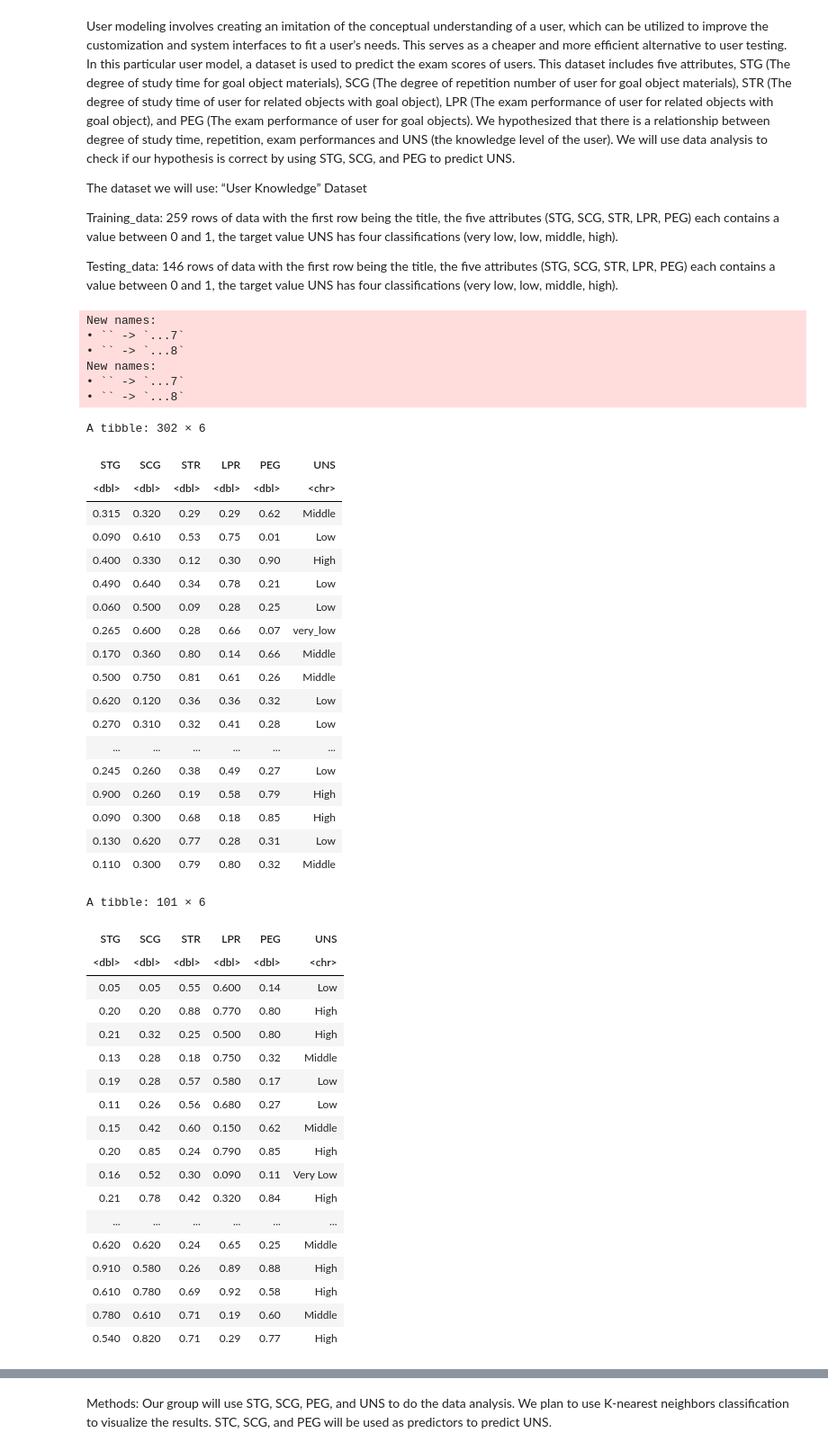
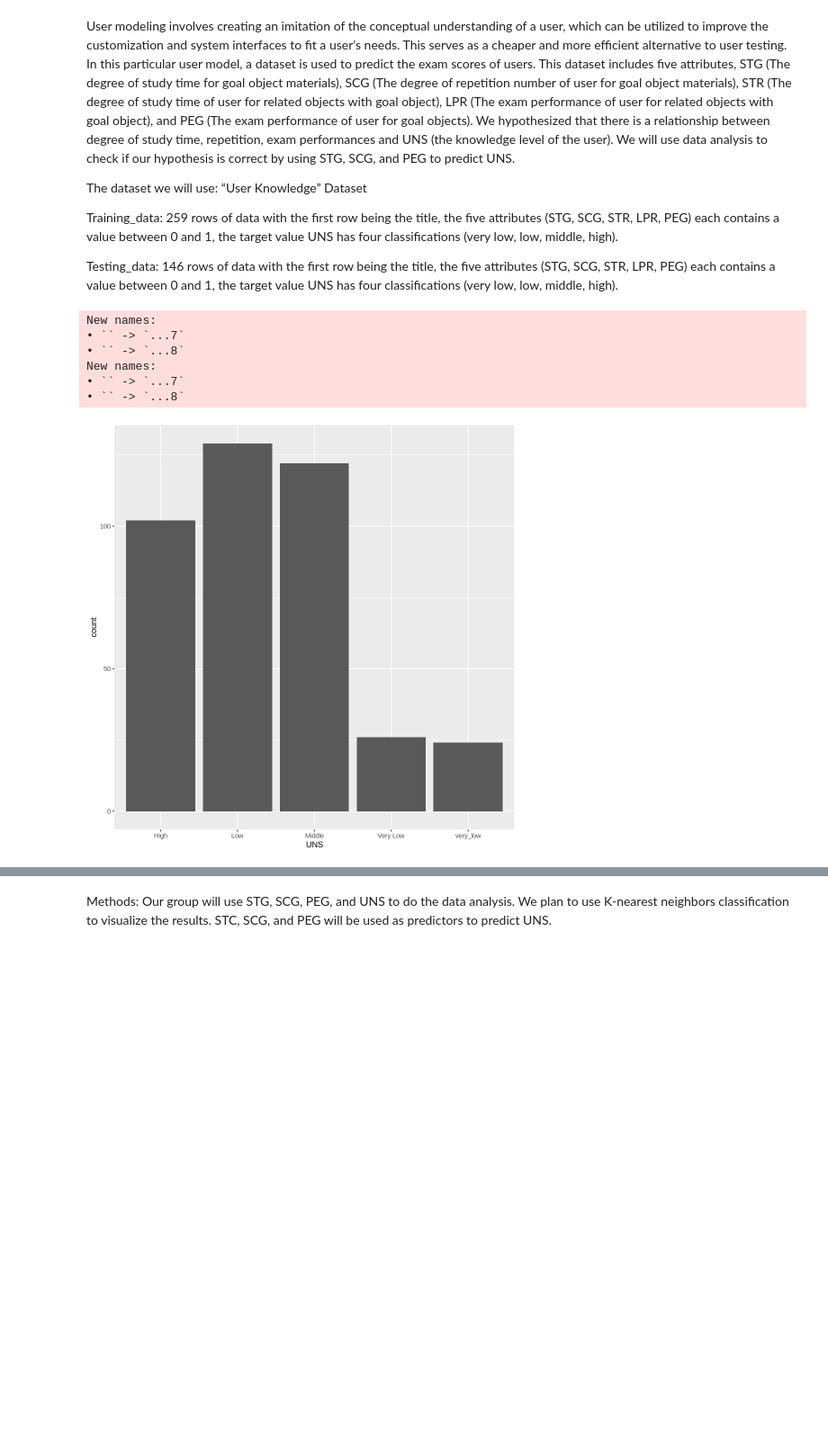
Before and after one commit to TPPJT/DSCI-Group-Project, a Jupyter notebook: GroupProject_1.ipynb, the cells around one changed output, grey strips where cells are left out. Shown at 90% size. Saved outputs shown, nothing was run; the diff lists cells and outputs as text; code cells hidden in the pictures; blank space fills up the shorter version.

```diff
--- a/GroupProject_1.ipynb
+++ b/GroupProject_1.ipynb
@@ -32,13 +32,7 @@ testing_original <- read_excel("dataset.xls", sheet = 3)
 
 tidy_testing_original <- select(testing_original, STG:UNS)
 tidy_training_original <- select(training_original, STG:UNS)
-new_user_data <- bind_rows(tidy_testing_original, tidy_training_original)
-
-user_split <- initial_split(new_user_data, prop=0.75, stata = UNS)
-training <- training(user_split)
-testing <- testing(user_split)
-training
-testing
+tidy_user_data_original <- bind_rows(tidy_testing_original, tidy_training_original)
 # %% [output]
 New names:
 • `` -> `...7`
@@ -46,41 +40,10 @@ New names:
 New names:
 • `` -> `...7`
 • `` -> `...8`
-A tibble: 302 × 6
-| STG | SCG | STR | LPR | PEG | UNS |
-| <dbl> | <dbl> | <dbl> | <dbl> | <dbl> | <chr> |
-| 0.315 | 0.320 | 0.29 | 0.29 | 0.62 | Middle |
-| 0.090 | 0.610 | 0.53 | 0.75 | 0.01 | Low |
-| 0.400 | 0.330 | 0.12 | 0.30 | 0.90 | High |
-| 0.490 | 0.640 | 0.34 | 0.78 | 0.21 | Low |
-| 0.060 | 0.500 | 0.09 | 0.28 | 0.25 | Low |
-| 0.265 | 0.600 | 0.28 | 0.66 | 0.07 | very_low |
-| 0.170 | 0.360 | 0.80 | 0.14 | 0.66 | Middle |
-| 0.500 | 0.750 | 0.81 | 0.61 | 0.26 | Middle |
-| 0.620 | 0.120 | 0.36 | 0.36 | 0.32 | Low |
-| 0.270 | 0.310 | 0.32 | 0.41 | 0.28 | Low |
-| ... | ... | ... | ... | ... | ... |
-| 0.245 | 0.260 | 0.38 | 0.49 | 0.27 | Low |
-| 0.900 | 0.260 | 0.19 | 0.58 | 0.79 | High |
-| 0.090 | 0.300 | 0.68 | 0.18 | 0.85 | High |
-| 0.130 | 0.620 | 0.77 | 0.28 | 0.31 | Low |
-| 0.110 | 0.300 | 0.79 | 0.80 | 0.32 | Middle |
-A tibble: 101 × 6
-| STG | SCG | STR | LPR | PEG | UNS |
-| <dbl> | <dbl> | <dbl> | <dbl> | <dbl> | <chr> |
-| 0.05 | 0.05 | 0.55 | 0.600 | 0.14 | Low |
-| 0.20 | 0.20 | 0.88 | 0.770 | 0.80 | High |
-| 0.21 | 0.32 | 0.25 | 0.500 | 0.80 | High |
-| 0.13 | 0.28 | 0.18 | 0.750 | 0.32 | Middle |
-| 0.19 | 0.28 | 0.57 | 0.580 | 0.17 | Low |
-| 0.11 | 0.26 | 0.56 | 0.680 | 0.27 | Low |
-| 0.15 | 0.42 | 0.60 | 0.150 | 0.62 | Middle |
-| 0.20 | 0.85 | 0.24 | 0.790 | 0.85 | High |
-| 0.16 | 0.52 | 0.30 | 0.090 | 0.11 | Very Low |
-| 0.21 | 0.78 | 0.42 | 0.320 | 0.84 | High |
-| ... | ... | ... | ... | ... | ... |
-| 0.620 | 0.620 | 0.24 | 0.65 | 0.25 | Middle |
-| 0.910 | 0.580 | 0.26 | 0.89 | 0.88 | High |
-| 0.610 | 0.780 | 0.69 | 0.92 | 0.58 | High |
-| 0.780 | 0.610 | 0.71 | 0.19 | 0.60 | Middle |
-| 0.540 | 0.820 | 0.71 | 0.29 | 0.77 | High |
+# %%
+user_data_original_plot <- tidy_user_data_original |>
+    ggplot(aes(x=UNS)) +
+    geom_bar()
+user_data_original_plot
+# %% [output]
+[figure, added]
```
Also changed, not shown: parts of 14 cells of this notebook.
